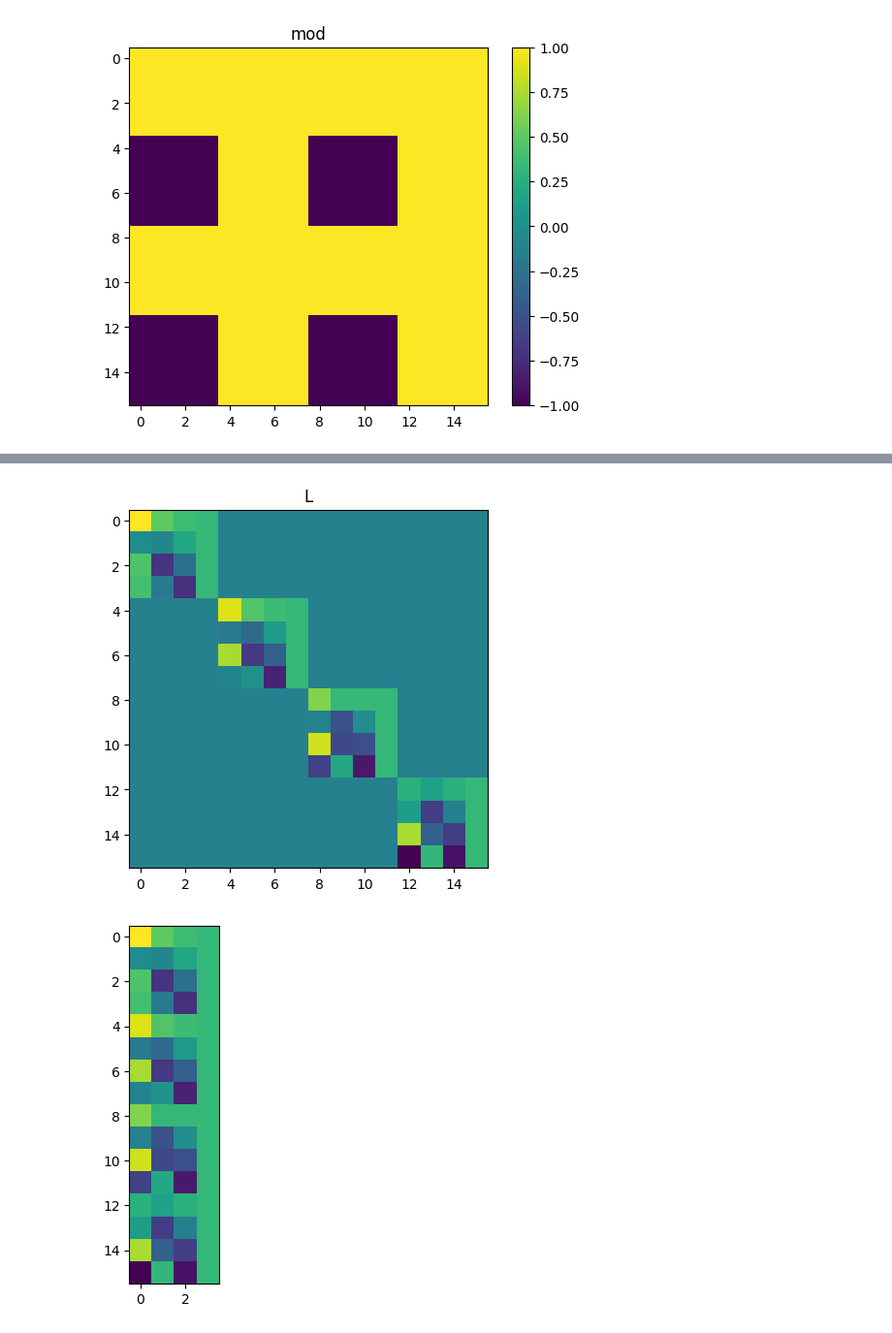
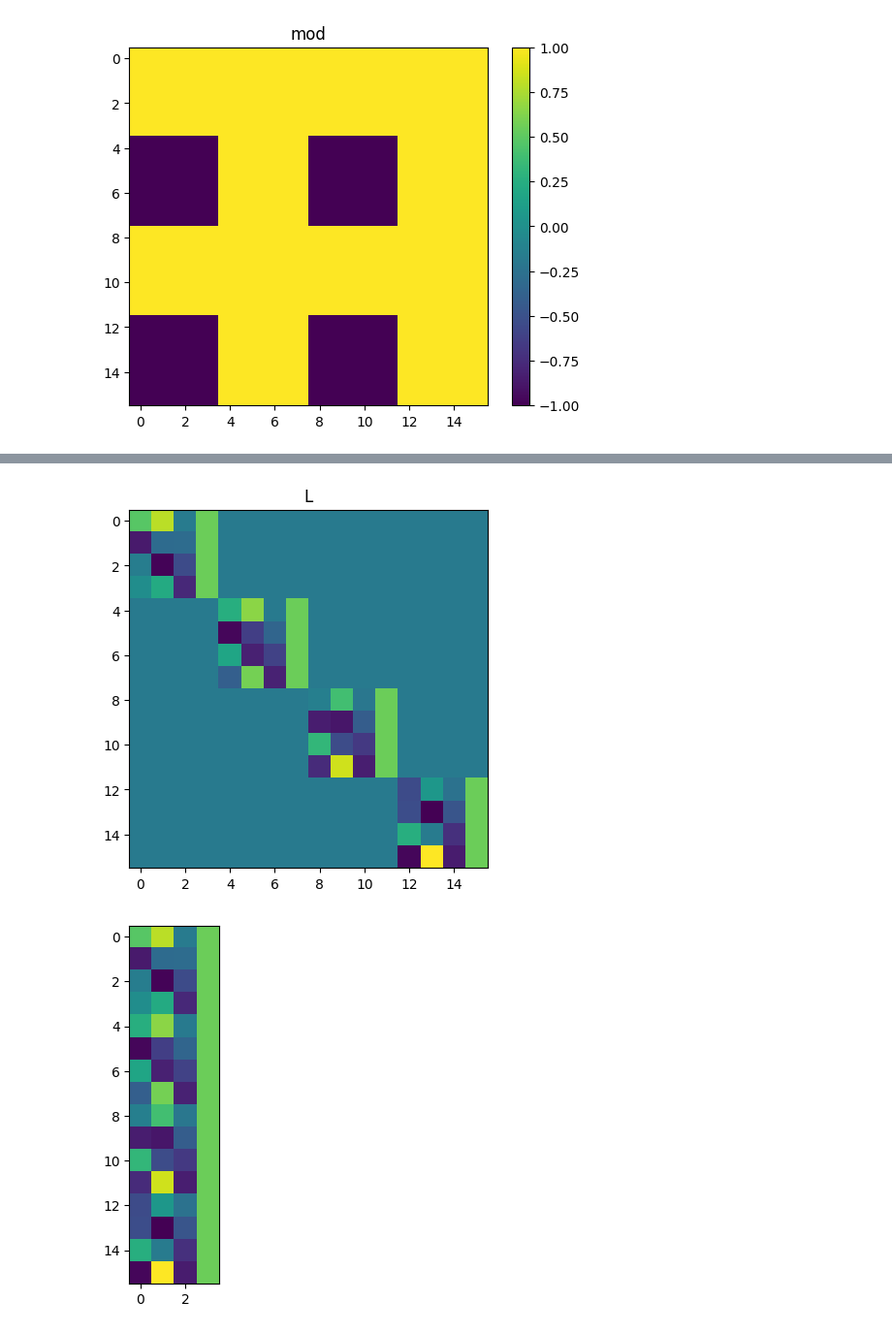
Before and after one commit to DanFu09/aquarium, a Jupyter notebook: notebooks/test_chebyshev_monarch.ipynb, the cells around one changed output, grey strips where cells are left out. Shown at 97% size. Saved outputs shown, nothing was run; the diff lists cells and outputs as text; code cells hidden in the pictures.

```diff
--- a/notebooks/test_chebyshev_monarch.ipynb
+++ b/notebooks/test_chebyshev_monarch.ipynb
@@ -22,7 +22,7 @@ def ref_dft_matrix(N):
     k = n.view(-1, 1)
     # M = torch.exp(-2j * torch.pi * n * k / N)
     # return torch.view_as_real(M)
-    M = torch.flip(torch.cos(torch.pi * n * k / N), dims=(1,))
+    M = torch.flip(torch.cos(torch.pi * n * (k + 0.5) / N), dims=(1,))
     return M
 
 def ref_idft_matrix(N):
@@ -276,12 +251,12 @@ plt.show()
 plt.imshow(P @ (torch.flip(ref_dft_matrix(nearest_square), dims=(1,))) @ L_tilde)
 plt.show()
 
-M_real = P @ block_L @ P @ block_R @ P
+M_real_learned = P @ block_L @ P @ block_R @ P
 plt.title('M')
-plt.imshow(M_real)
+plt.imshow(M_real_learned)
 plt.show()
 
-M_prime_learned = mod * M_real
+M_prime_learned = mod * M_real_learned
 
 plt.title('M prime')
 plt.imshow(M_prime_learned)
@@ -293,2 +268,2 @@ plt.show()
-[figure, old version]
+[figure, new version]
-[figure, old version]
+[figure, new version]
```
Also changed, not shown: parts of 30 cells of this notebook.
